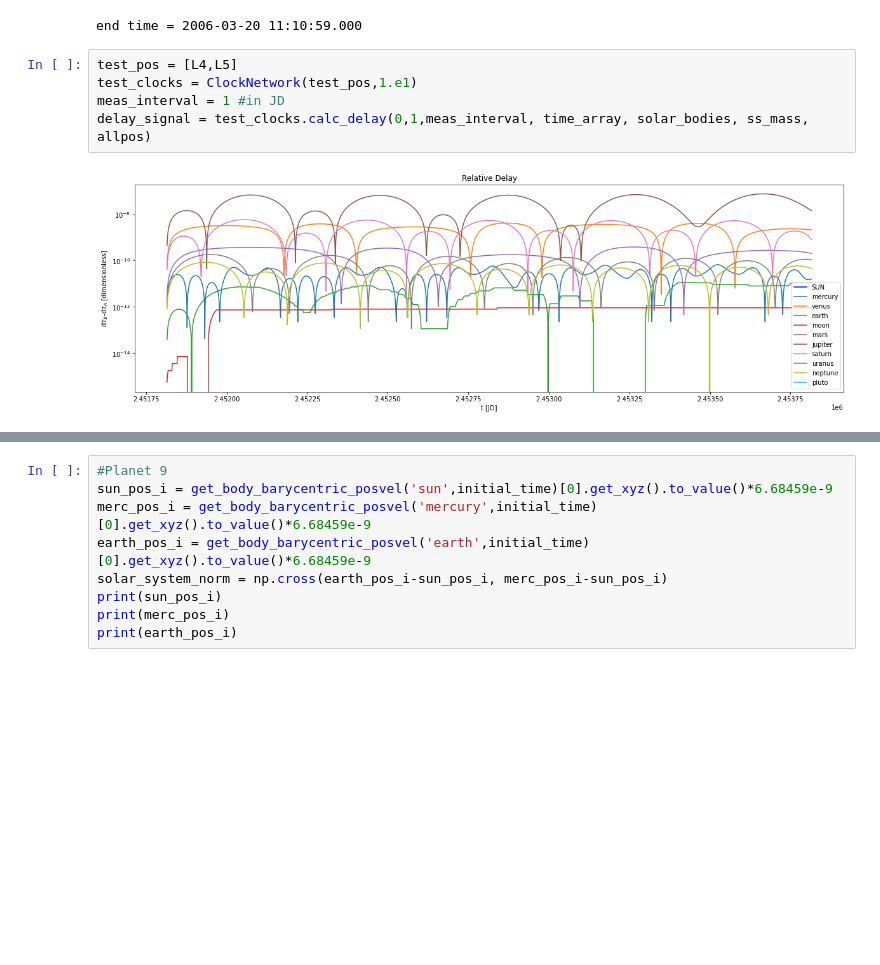
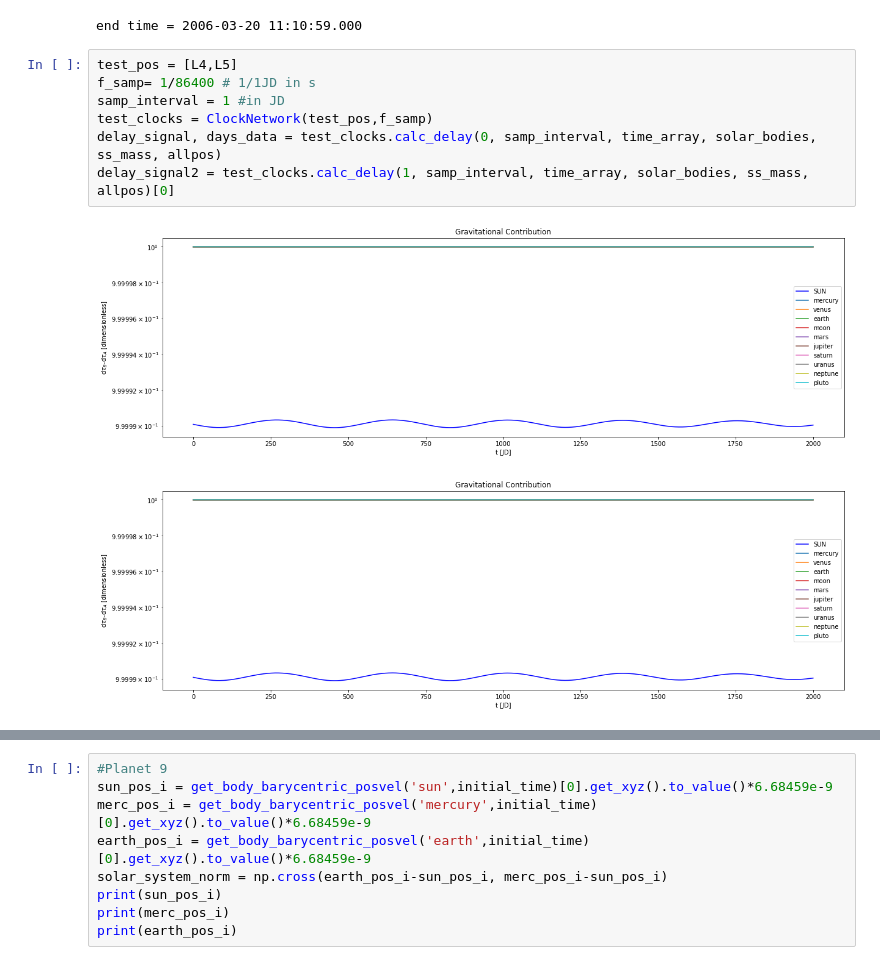
Before and after one commit to suannlim/msci_spaceclocks, a Jupyter notebook: SpaceClock.ipynb, the cells around one changed output, grey strips where cells are left out. Drawn from its saved outputs; the diff is of its cells as text; blank space fills up the shorter version.

```diff
--- a/SpaceClock.ipynb
+++ b/SpaceClock.ipynb
@@ -436,8 +452,11 @@ L5 = lps[4]
 end time = 2006-03-20 11:10:59.000
 # %%
 test_pos = [L4,L5]
-test_clocks = ClockNetwork(test_pos,1.e1)
-meas_interval = 1 #in JD
-delay_signal = test_clocks.calc_delay(0,1,meas_interval, time_array, solar_bodies, ss_mass, allpos)
+f_samp= 1/86400 # 1/1JD in s
+samp_interval = 1 #in JD
+test_clocks = ClockNetwork(test_pos,f_samp)
+delay_signal, days_data = test_clocks.calc_delay(0, samp_interval, time_array, solar_bodies, ss_mass, allpos)
+delay_signal2 = test_clocks.calc_delay(1, samp_interval, time_array, solar_bodies, ss_mass, allpos)[0]
 # %% [output]
-[figure, old version]
+[figure, new version]
+[figure, added]
```
Also changed, not shown: parts of 16 cells of this notebook, 1 other file.
